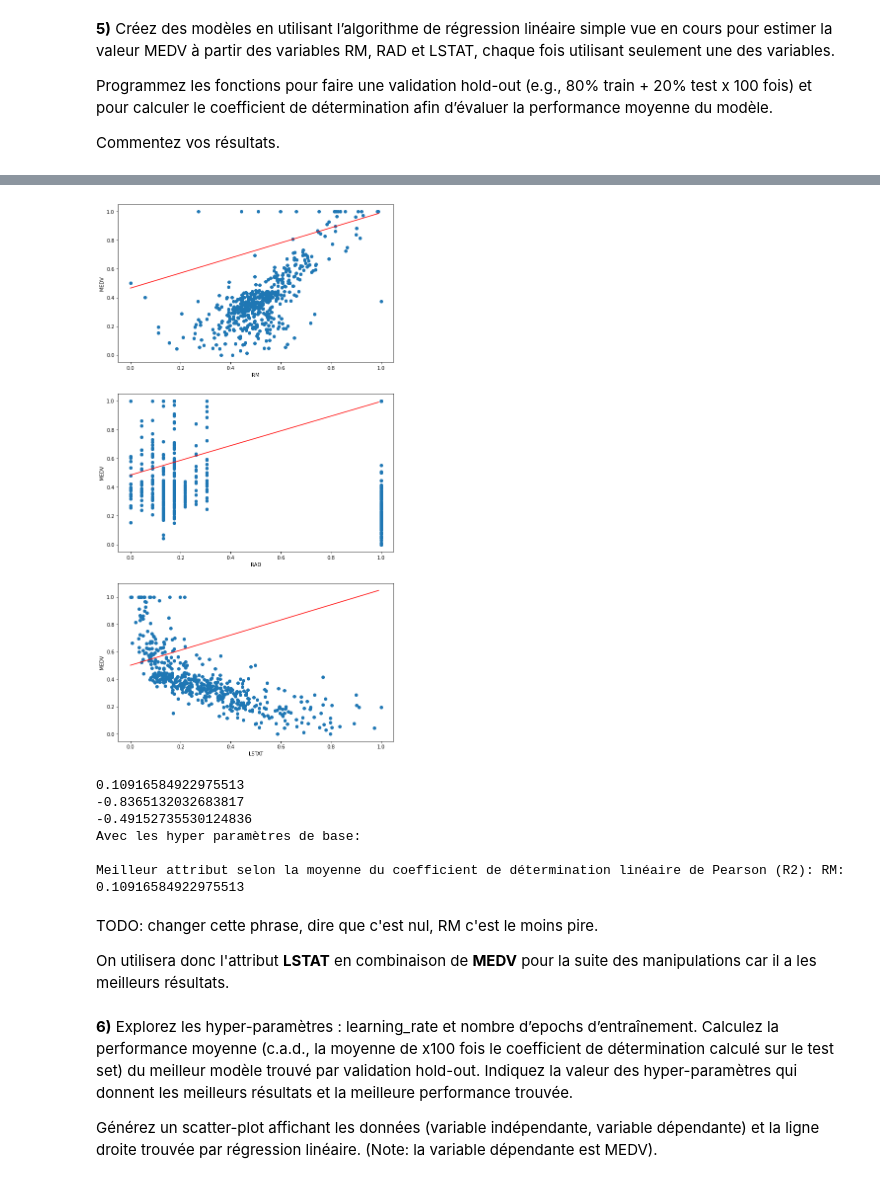
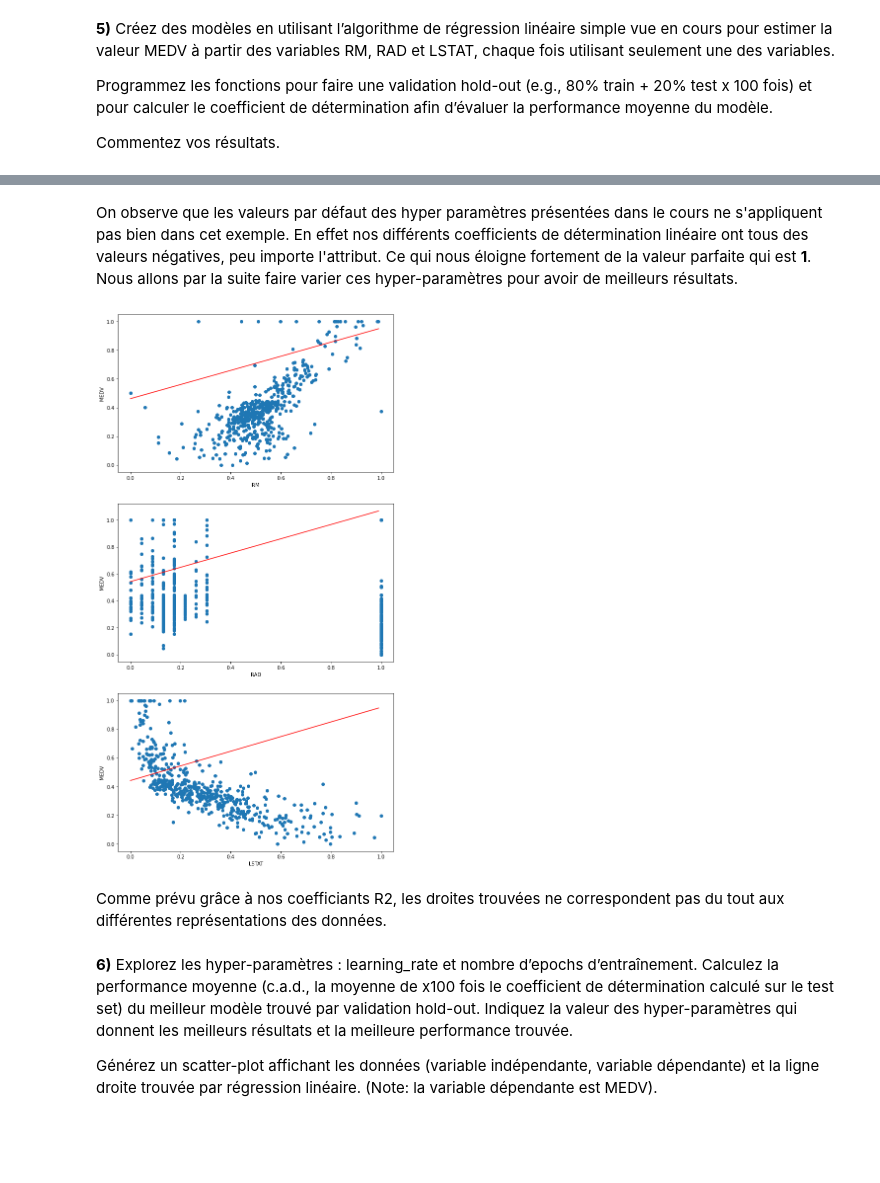
Before and after one commit to heig-vkaelin/isd, a Jupyter notebook: Labo5.ipynb, the cells around one changed output, grey strips where cells are left out. Cells and saved outputs as stored; diff of their text form; code cells hidden in the pictures; blank space fills up the shorter version.

```diff
--- a/Labo5.ipynb
+++ b/Labo5.ipynb
@@ -131,7 +142,7 @@ def compute_MSE(b, m, data):
         totalError += (y-(m*x + b)) ** 2 # somme des différences au carré
     return totalError/ float(len(data)) # on divise par N
 
-def compute_pearson_coeff(predictions, ground_truth):
+def compute_pearson_coeff_old(predictions, ground_truth):
     sum_above = 0
     sum_below = 0
     mean = np.mean(predictions)
@@ -141,6 +152,16 @@ def compute_pearson_coeff(predictions, ground_truth):
         sum_below += pow(ground_truth[i] - mean, 2)
     score = 1 - (sum_above / sum_below)
     return score
+
+def compute_pearson_coeff(predictions, y_test, y_train):
+    sum_above = 0
+    sum_below = 0
+    mean = np.mean(y_train)
+
+    for i in range(len(y_test)):
+        sum_above += pow(y_test[i] - predictions[i], 2)
+        sum_below += pow(y_test[i] - mean, 2)
+    return 1 - (sum_above / sum_below)
 
 def step_gradient(b_current, m_current, data, learning_rate):
     b_gradient = 0
@@ -188,7 +209,7 @@ def validation_hold_out(data, results_by_attributes, attr, n_splits, num_epochs,
         results_by_attributes[attr]['b'].append(b)
         results_by_attributes[attr]['m'].append(m)
         results_by_attributes[attr]['e'].append(compute_MSE(b, m, data))
-        results_by_attributes[attr]['r'].append(compute_pearson_coeff(predictions, ground_truth))
+        results_by_attributes[attr]['r'].append(compute_pearson_coeff(predictions, boston_test[:, 1], boston_train_validation[:, 1]))
         #print("After {0} epochs b = {1}, m = {2}, error = {3}, r2 = {4}".format(num_epochs, b, m, compute_MSE(b, m, data), compute_pearson_coeff(predictions, ground_truth)))
 # %%
 linear_regression_attributes = ['RM', 'RAD', 'LSTAT']
@@ -254,48 +242,26 @@ FINITO
+# %% [markdown]
+On observe que les valeurs par défaut des hyper paramètres présentées dans le cours ne s'appliquent pas bien dans cet exemple. En effet nos différents coefficients de détermination linéaire ont tous des valeurs négatives, peu importe l'attribut. Ce qui nous éloigne fortement de la valeur parfaite qui est **1**. Nous allons par la suite faire varier ces hyper-paramètres pour avoir de meilleurs résultats.
 # %%
 fig, ax = plt.subplots(len(linear_regression_attributes), figsize=(10, 20))
-
 
 for i in range(len(linear_regression_attributes)):
     attr = linear_regression_attributes[i]
 
-    #print(results_by_attributes[attr]['b'])
-    #print(results_by_attributes[attr]['m'])
-    #print('----')
-
     mean_b = np.mean(results_by_attributes[attr]['b'])
     mean_m = np.mean(results_by_attributes[attr]['m'])
-    mean_e = np.mean(results_by_attributes[attr]['e'])
+    #mean_e = np.mean(results_by_attributes[attr]['e'])
 
     x_data = normalized_boston_df[attr]
     ax[i].scatter(x_data, normalized_boston_df['MEDV'])
     #x = np.arange(x_data.min(), x_data.max(), 0.5)
     x = np.arange(0, 1, 0.01)
     ax[i].plot(x, mean_m*x + mean_b, 'r')
     ax[i].set_xlabel(attr)
     ax[i].set_ylabel('MEDV')
-    #ax[i].set_ylim([-100, 100])
 # %% [output]
-[figure, old version]
+[figure, new version]
-# %%
-mean_r = [np.mean(results_by_attributes[attr]['r']) for attr in linear_regression_attributes]
-
-best_attr = max(mean_r)
-index_best_attr = mean_r.index(best_attr)
-
-print(*mean_r, sep="\n")
-print('Avec les hyper paramètres de base:')
-print(f'\nMeilleur attribut selon la moyenne du coefficient de détermination linéaire de Pearson (R2): {linear_regression_attributes[index_best_attr]}: {best_attr}')
-# %% [output]
-0.10916584922975513
--0.8365132032683817
--0.49152735530124836
-Avec les hyper paramètres de base:
-
-Meilleur attribut selon la moyenne du coefficient de détermination linéaire de Pearson (R2): RM: 0.10916584922975513
 # %% [markdown]
-TODO: changer cette phrase, dire que c'est nul, RM c'est le moins pire.
-
-On utilisera donc l'attribut **LSTAT** en combinaison de **MEDV** pour la suite des manipulations car il a les meilleurs résultats.
+Comme prévu grâce à nos coefficiants R2, les droites trouvées ne correspondent pas du tout aux différentes représentations des données.
 # %% [markdown]
 **6)** Explorez les hyper-paramètres : learning_rate et nombre d’epochs d’entraînement.
 Calculez la performance moyenne (c.a.d., la moyenne de x100 fois le coefficient de détermination calculé sur le test set) du meilleur modèle trouvé par validation hold-out.
```
Also changed, not shown: parts of 13 cells of this notebook.
